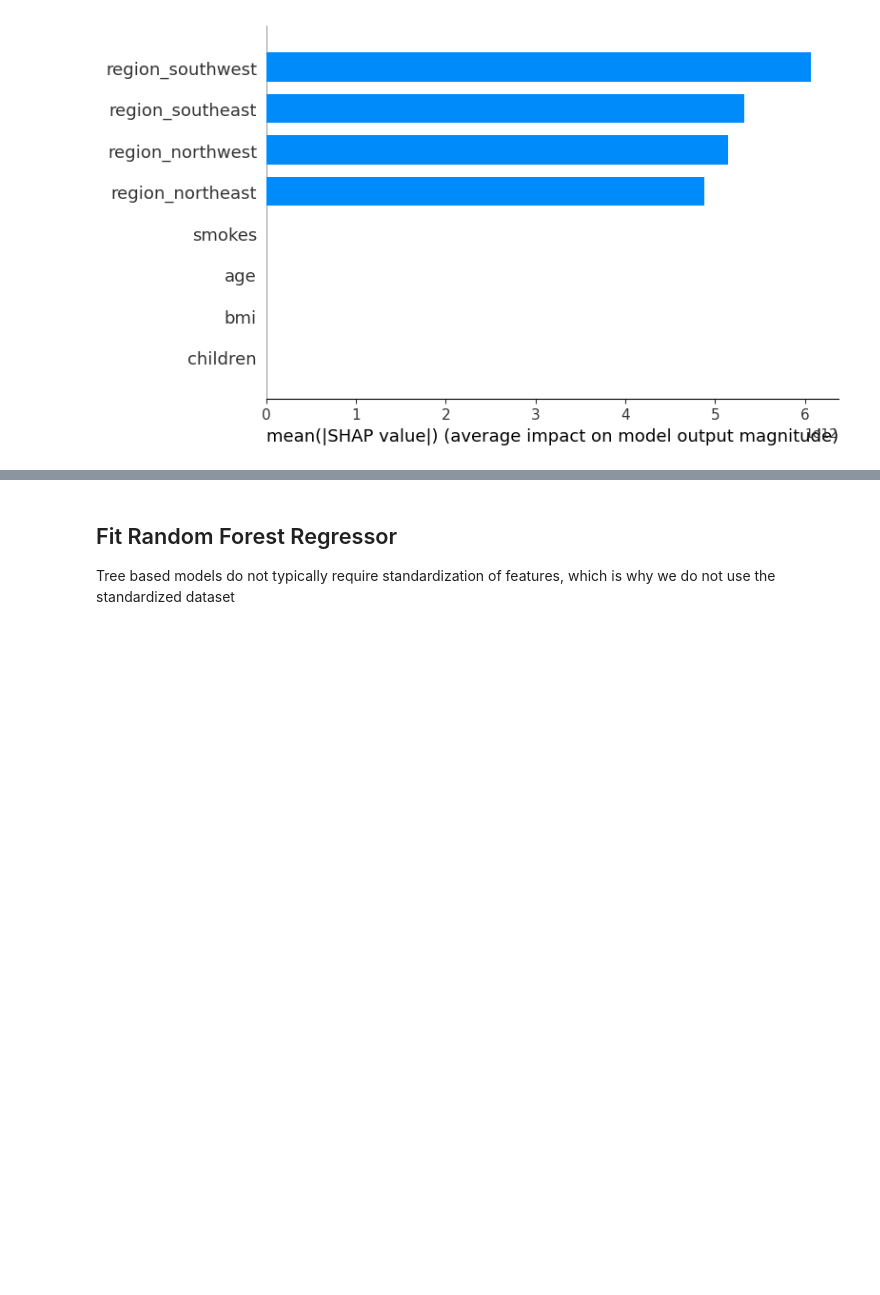
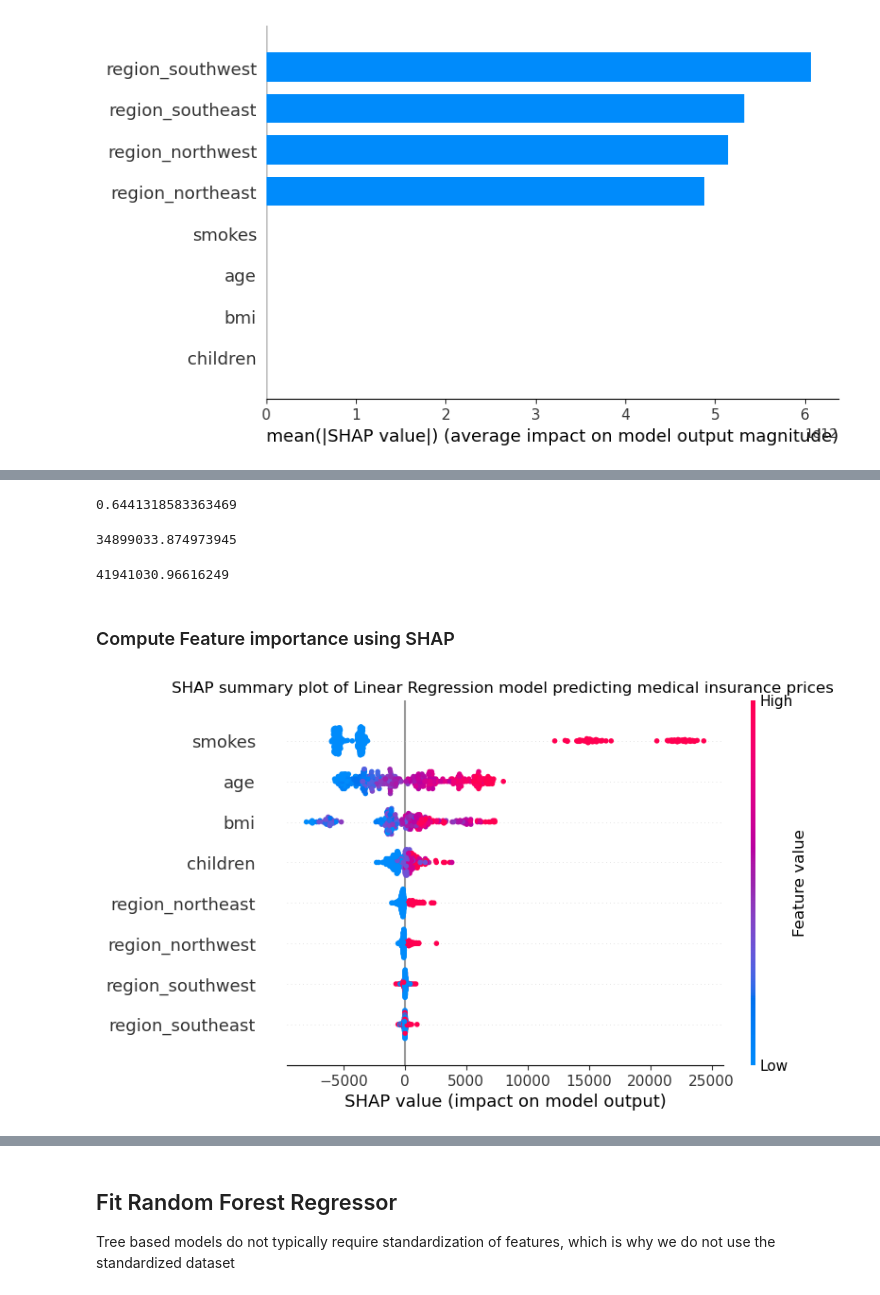
Before and after one commit to vanikanoria/Explaining-Medical-Insurance-Price-Prediction-Models, a Jupyter notebook: Medical Insurance Price Prediction.ipynb, the cells around one changed output, grey strips where cells are left out. Cells and saved outputs as stored; diff of their text form; code cells hidden in the pictures; blank space fills up the shorter version.

```diff
--- a/Medical Insurance Price Prediction.ipynb
+++ b/Medical Insurance Price Prediction.ipynb
@@ -414,0 +392,14 @@ shap.summary_plot(shap_values, test_x, plot_type="bar", feature_names = x.column
+# %%
+r2_score(test_pred, test_y)
+# %% [output]
+0.6441318583363469
+# %%
+mean_squared_error(train_pred, train_y)
+# %% [output]
+34899033.874973945
+# %%
+mean_squared_error(test_pred, test_y)
+# %% [output]
+41941030.96616249
+# %% [markdown]
+### Compute Feature importance using SHAP
@@ -414,0 +409,6 @@ shap.summary_plot(shap_values, test_x, plot_type="bar", feature_names = x.column
+# %%
+shap.summary_plot(shap_values, test_x, feature_names=train_x.columns, show=False)
+plt.title("SHAP summary plot of Linear Regression model predicting medical insurance prices ")
+plt.show()
+# %% [output]
+[figure, added]
```
Also changed, not shown: parts of 53 cells of this notebook.
